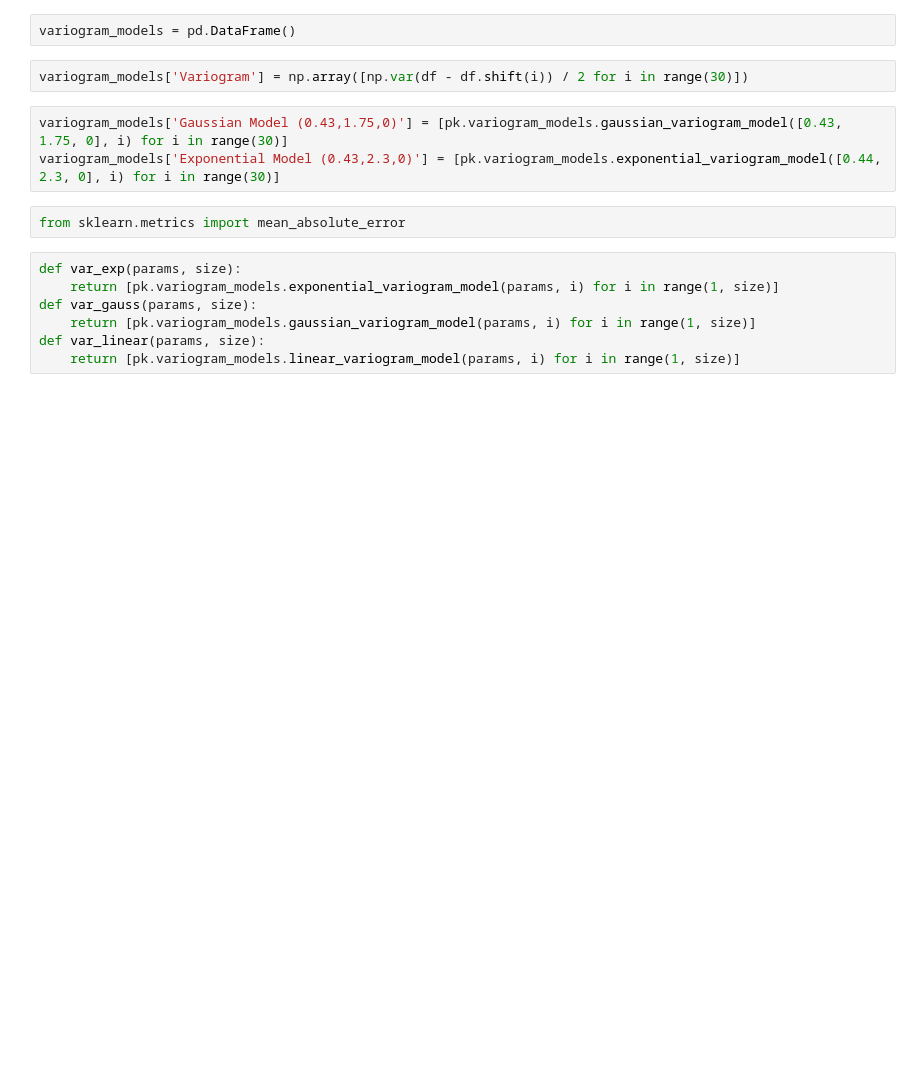
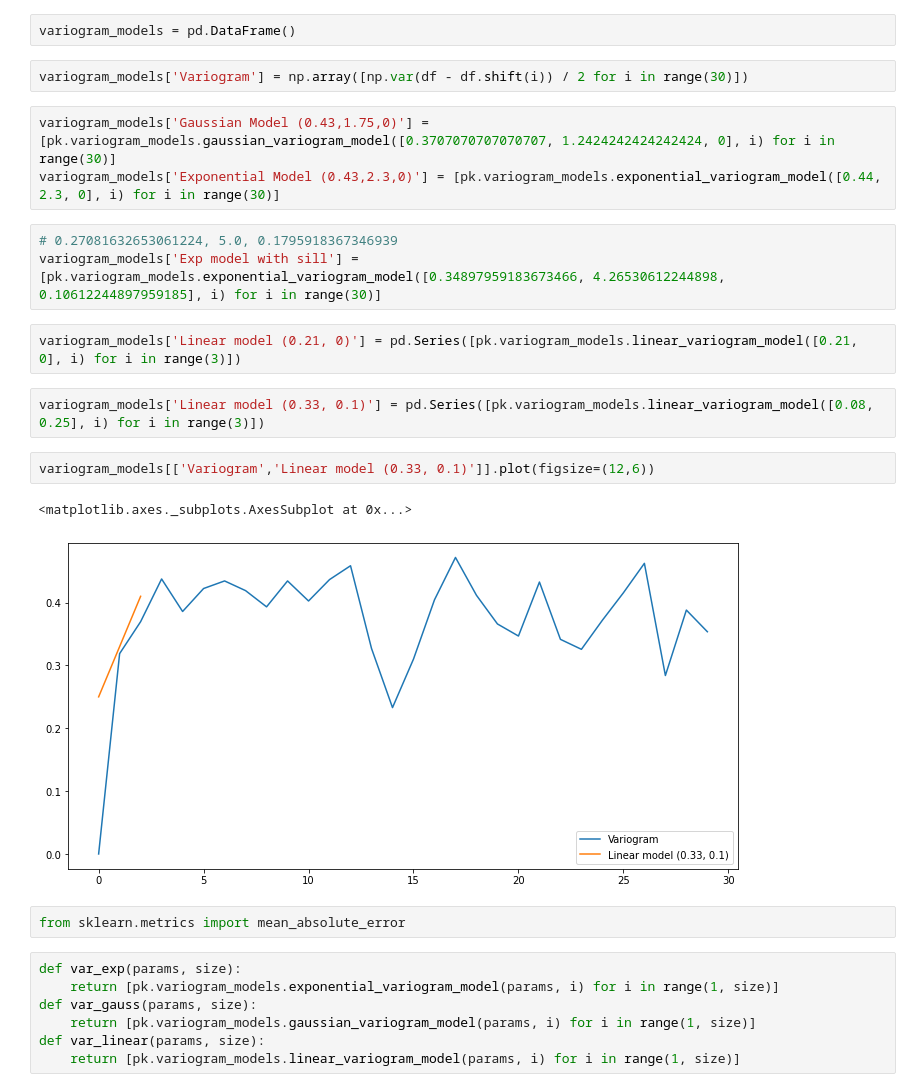
Before and after one commit to nktrn/oxygen_dissolve, a Jupyter notebook: Course work.ipynb, the cells around one changed output. Saved outputs shown, nothing was run; the diff lists cells and outputs as text; blank space fills up the shorter version.

```diff
--- a/Course work.ipynb
+++ b/Course work.ipynb
@@ -316,8 +316,20 @@ variogram_models = pd.DataFrame()
 # %%
 variogram_models['Variogram'] = np.array([np.var(df - df.shift(i)) / 2 for i in range(30)])
 # %%
-variogram_models['Gaussian Model (0.43,1.75,0)'] = [pk.variogram_models.gaussian_variogram_model([0.43, 1.75, 0], i) for i in range(30)]
+variogram_models['Gaussian Model (0.43,1.75,0)'] = [pk.variogram_models.gaussian_variogram_model([0.3707070707070707, 1.2424242424242424, 0], i) for i in range(30)]
 variogram_models['Exponential Model (0.43,2.3,0)'] = [pk.variogram_models.exponential_variogram_model([0.44, 2.3, 0], i) for i in range(30)]
+# %%
+# 0.27081632653061224, 5.0, 0.1795918367346939
+variogram_models['Exp model with sill'] = [pk.variogram_models.exponential_variogram_model([0.34897959183673466, 4.26530612244898, 0.10612244897959185], i) for i in range(30)]
+# %%
+variogram_models['Linear model (0.21, 0)'] = pd.Series([pk.variogram_models.linear_variogram_model([0.21, 0], i) for i in range(3)])
+# %%
+variogram_models['Linear model (0.33, 0.1)'] = pd.Series([pk.variogram_models.linear_variogram_model([0.08, 0.25], i) for i in range(3)])
+# %%
+variogram_models[['Variogram','Linear model (0.33, 0.1)']].plot(figsize=(12,6))
+# %% [output]
+<matplotlib.axes._subplots.AxesSubplot at 0x...>
+[figure, added]
 # %%
 from sklearn.metrics import mean_absolute_error
 # %%
```
Also changed, not shown: parts of 6 cells of this notebook.
